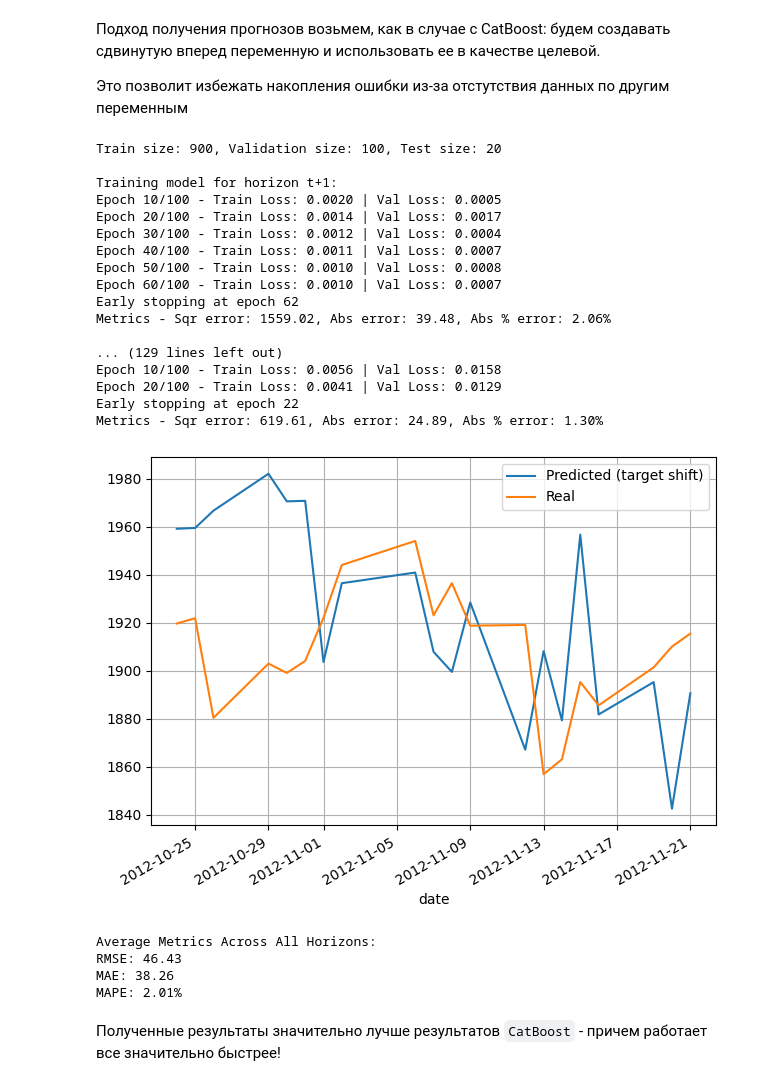
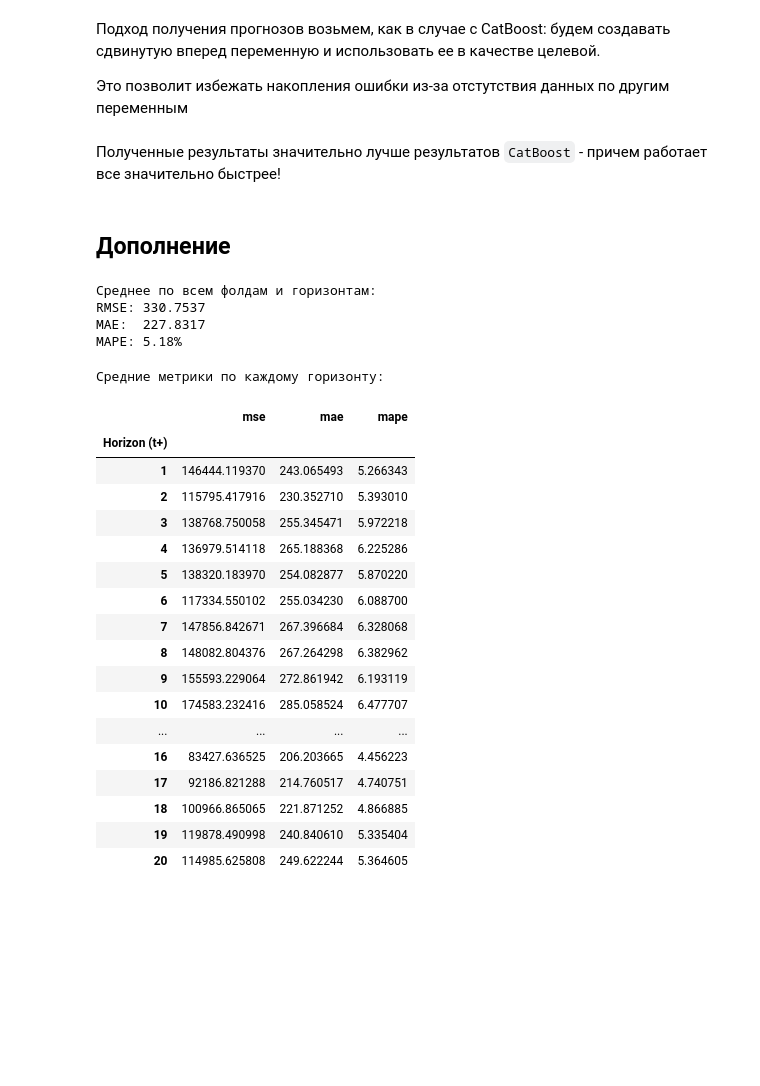
Before and after one commit to Avvonna/AI-YP24-75, a Jupyter notebook: Stages/4_DL.ipynb, the cells around one changed output. Drawn from its saved outputs; the diff is of its cells as text; code cells hidden in the pictures; blank space fills up the shorter version.

```diff
--- a/Stages/4_DL.ipynb
+++ b/Stages/4_DL.ipynb
@@ -508,36 +508,15 @@ def lstm_evaluate(
 
     return models, test_predictions_df, metrics_df
 # %%
-models, predictions_df, metrics_df = lstm_evaluate(
-    df_features_ext_lite,
-    LSTMForecaster,
-    target_col="LKOH",
-    window_size=30,
-    forecast_steps=20,
-    train_size=1000
-)
+# models, predictions_df, metrics_df = lstm_evaluate(
+#     df_features_ext_lite,
+#     LSTMForecaster,
+#     target_col="LKOH",
+#     window_size=30,
+#     forecast_steps=20,
+#     train_size=1000
+# )
-# %% [output]
-Train size: 900, Validation size: 100, Test size: 20
-
-Training model for horizon t+1:
-Epoch 10/100 - Train Loss: 0.0020 | Val Loss: 0.0005
-Epoch 20/100 - Train Loss: 0.0014 | Val Loss: 0.0017
-Epoch 30/100 - Train Loss: 0.0012 | Val Loss: 0.0004
-Epoch 40/100 - Train Loss: 0.0011 | Val Loss: 0.0007
-Epoch 50/100 - Train Loss: 0.0010 | Val Loss: 0.0008
-Epoch 60/100 - Train Loss: 0.0010 | Val Loss: 0.0007
-Early stopping at epoch 62
-Metrics - Sqr error: 1559.02, Abs error: 39.48, Abs % error: 2.06%
-
-... (129 lines left out)
-Epoch 10/100 - Train Loss: 0.0056 | Val Loss: 0.0158
-Epoch 20/100 - Train Loss: 0.0041 | Val Loss: 0.0129
-Early stopping at epoch 22
-Metrics - Sqr error: 619.61, Abs error: 24.89, Abs % error: 1.30%
-[figure, removed]
-Average Metrics Across All Horizons:
-RMSE: 46.43
-MAE: 38.26
-MAPE: 2.01%
 # %% [markdown]
 Полученные результаты значительно лучше результатов `CatBoost` - причем работает все значительно быстрее!
+# %% [markdown]
+## Дополнение
@@ -543,0 +582,36 @@ MAPE: 2.01%
+# %%
+avg_metrics = metrics_all[["mse", "mae", "mape"]].mean()
+print("Среднее по всем фолдам и горизонтам:")
+print(f"RMSE: {np.sqrt(avg_metrics['mse']):.4f}")
+print(f"MAE:  {avg_metrics['mae']:.4f}")
+print(f"MAPE: {avg_metrics['mape']:.2f}%")
+# %% [output]
+Среднее по всем фолдам и горизонтам:
+RMSE: 330.7537
+MAE:  227.8317
+MAPE: 5.18%
+# %%
+avg_by_horizon = metrics_all.groupby(metrics_all.index % 20 + 1)[["mse", "mae", "mape"]].mean()
+avg_by_horizon.index.name = "Horizon (t+)"
+print("Средние метрики по каждому горизонту:")
+display(avg_by_horizon)
+# %% [output]
+Средние метрики по каждому горизонту:
+|  | mse | mae | mape |
+| Horizon (t+) |  |  |  |
+| 1 | 146444.119370 | 243.065493 | 5.266343 |
+| 2 | 115795.417916 | 230.352710 | 5.393010 |
+| 3 | 138768.750058 | 255.345471 | 5.972218 |
+| 4 | 136979.514118 | 265.188368 | 6.225286 |
+| 5 | 138320.183970 | 254.082877 | 5.870220 |
+| 6 | 117334.550102 | 255.034230 | 6.088700 |
+| 7 | 147856.842671 | 267.396684 | 6.328068 |
+| 8 | 148082.804376 | 267.264298 | 6.382962 |
+| 9 | 155593.229064 | 272.861942 | 6.193119 |
+| 10 | 174583.232416 | 285.058524 | 6.477707 |
+| ... | ... | ... | ... |
+| 16 | 83427.636525 | 206.203665 | 4.456223 |
+| 17 | 92186.821288 | 214.760517 | 4.740751 |
+| 18 | 100966.865065 | 221.871252 | 4.866885 |
+| 19 | 119878.490998 | 240.840610 | 5.335404 |
+| 20 | 114985.625808 | 249.622244 | 5.364605 |
```
Also changed, not shown: parts of 3 cells of this notebook, 1 other file.
